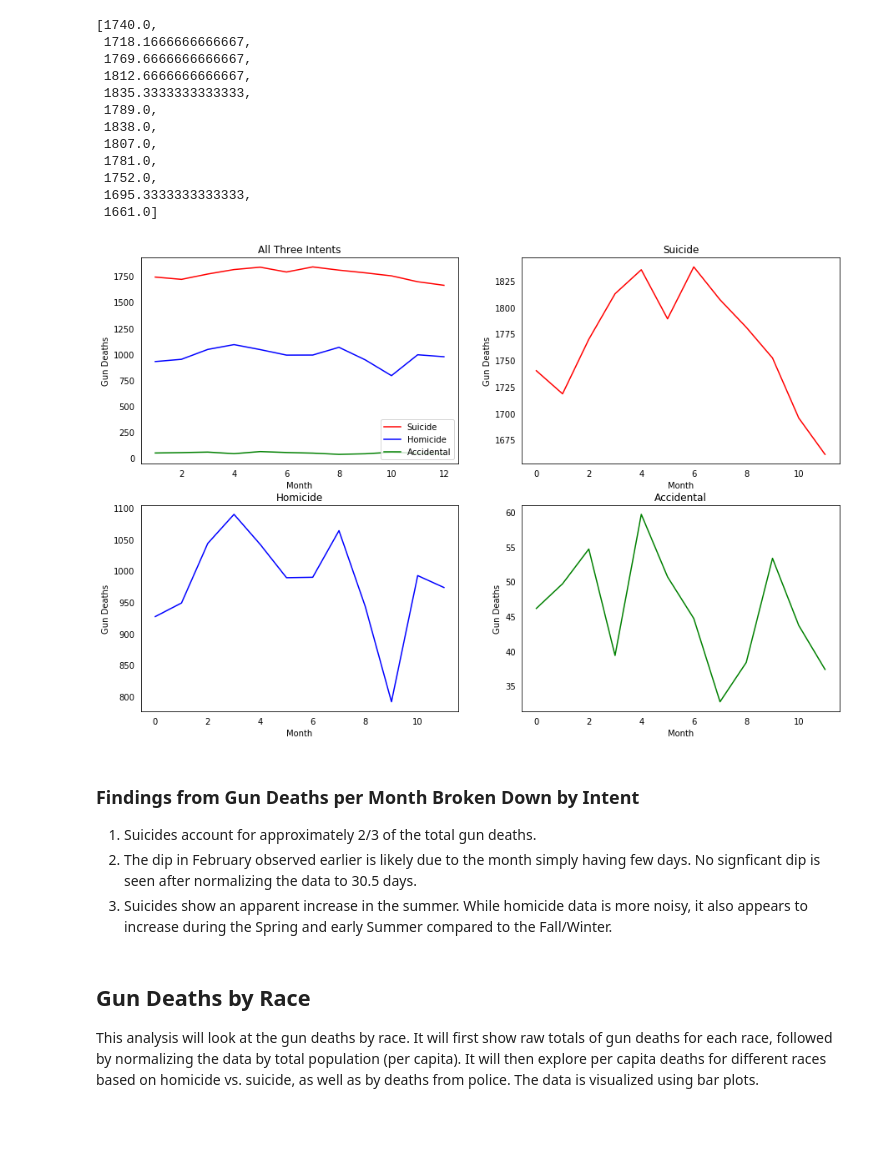
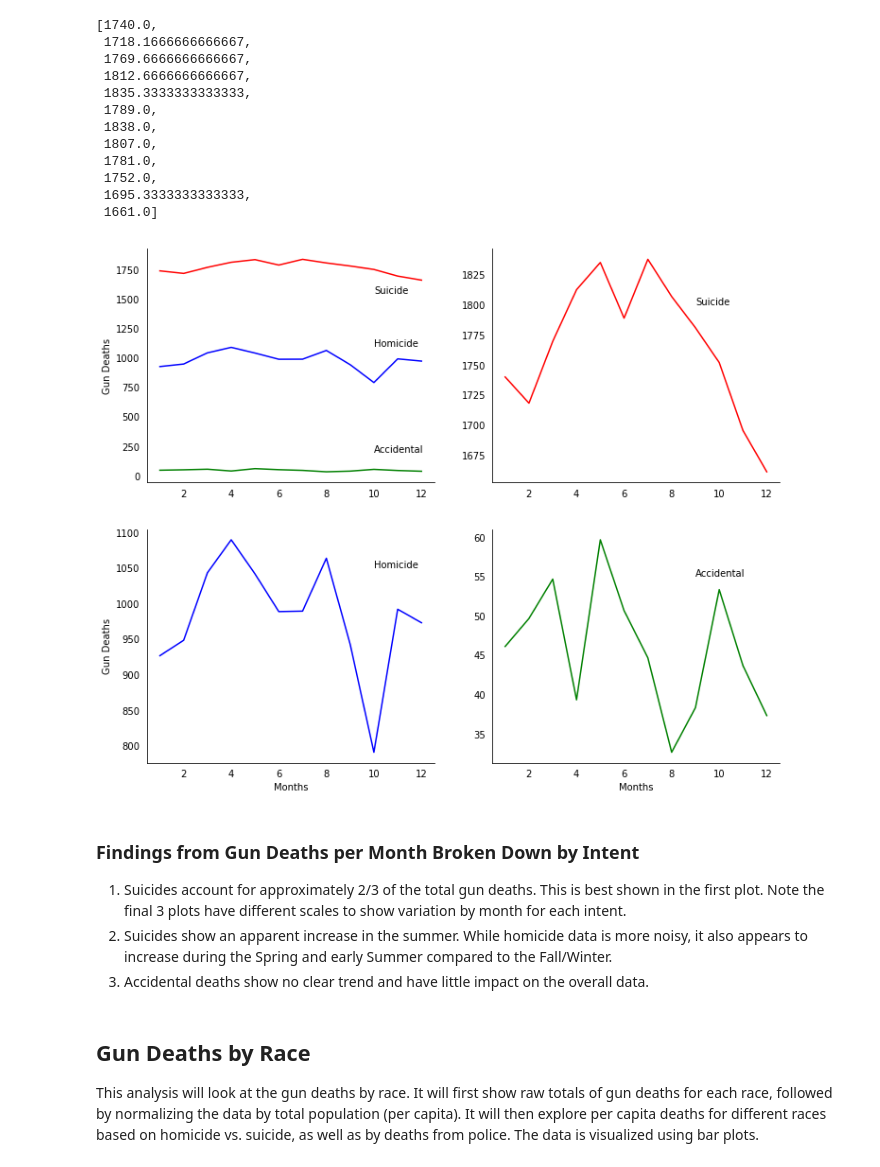
Before and after one commit to mborysiak/Analysis-of-Gun-Deaths-in-America, a Jupyter notebook: Analysis of Gun Deaths in America.ipynb, the cells around one changed output. Drawn from its saved outputs; the diff is of its cells as text; code cells hidden in the pictures; blank space fills up the shorter version.

```diff
--- a/Analysis of Gun Deaths in America.ipynb
+++ b/Analysis of Gun Deaths in America.ipynb
@@ -137,11 +138,23 @@ While the plot shows slight variation between years, some trends do emerge. The
 # %%
+y_value = list(y_value)
+for i in range(1,36,12):
+    if y_value[i] < 2400:
+        y_value[i] = y_value[i]*30.5/28
+
 year_list_list = [y_value[:12], y_value[12:24], y_value[24:36]]
-avg_month = [sum(col)/len(col) for col in zip(*a)]
+avg_month = [sum(col)/len(col) for col in zip(*year_list_list)]
 
-plt.plot(x, avg_month)
+fig, ax = plt.subplots()
+
+plt.plot(x_month_integer, avg_month, c='blue', linewidth=3)
 plt.title('Average Gun Deaths Per Month From 2012-2014')
 plt.xlabel('Month integer')
 plt.ylabel('Gun Deaths Per Month')
 
+ax.spines['top'].set_visible(False)
+ax.spines['right'].set_visible(False)
+
+ax.set_yticks([2500, 2750, 3000])
+
 plt.show()
 # %% [output]
@@ -216,39 +230,53 @@ avg_intents(suicide_month)
 # %%
 a = avg_intents(suicide_month)
 b = avg_intents(homicide_month)
 c = avg_intents(accidental_month)
 
 intent_plot = [a, b, c]
 intent_titles = ['All Three Intents', 'Suicide', 'Homicide', 'Accidental']
 color_list = ['red', 'blue', 'green']
 
-fig = plt.figure(figsize = (15,10))
+fig = plt.figure(figsize = (12,10))
 
 for i in range(0,4):
     ax = fig.add_subplot(2,2,i+1)
 
     if i == 0:
-        ax.plot(x, a, color='red', label='Suicide')
-        ax.plot(x, b, color='blue', label='Homicide')
-        ax.plot(x, c, color='green', label='Accidental')
-        ax.legend(loc='lower right')
+        ax.plot(x_month_integer, a, color='red', label='Suicide')
+        ax.plot(x_month_integer, b, color='blue', label='Homicide')
+        ax.plot(x_month_integer, c, color='green', label='Accidental')
+        ax.text(10,1550,'Suicide')
+        ax.text(10,1100, 'Homicide')
+        ax.text(10,200, 'Accidental')
+        ax.set_ylabel('Gun Deaths')
+
     else:
-        ax.plot(intent_plot[i-1], color=color_list[i-1])
+        ax.plot(x_month_integer, intent_plot[i-1], color=color_list[i-1])
 
-    ax.set_xlabel('Month')
-    ax.set_ylabel('Gun Deaths')
+    if i == 1:
+        ax.text(9,1800, 'Suicide')
+    if i == 2:
+        ax.text(10, 1050, 'Homicide')
+        ax.set_ylabel('Gun Deaths')
+        ax.set_xlabel('Months')
+    if i == 3:
+        ax.text(9, 55, 'Accidental')
+        ax.set_xlabel('Months')
 
-    ax.set_title(intent_titles[i])
+    ax.spines['top'].set_visible(False)
+    ax.spines['right'].set_visible(False)
+
+    #ax.set_title(intent_titles[i])
     ax.tick_params(bottom='off', top='off', left='off', right='off')
 
 plt.show()
 # %% [output]
-[figure, old version]
+[figure, new version]
 # %% [markdown]
 ### Findings from Gun Deaths per Month Broken Down by Intent
-1. Suicides account for approximately 2/3 of the total gun deaths.
-2. The dip in February observed earlier is likely due to the month simply having few days. No signficant dip is seen after normalizing the data to 30.5 days.
-3. Suicides show an apparent increase in the summer. While homicide data is more noisy, it also appears to increase during the Spring and early Summer compared to the Fall/Winter.
+1. Suicides account for approximately 2/3 of the total gun deaths. This is best shown in the first plot. Note the final 3 plots have different scales to show variation by month for each intent.
+2. Suicides show an apparent increase in the summer. While homicide data is more noisy, it also appears to increase during the Spring and early Summer compared to the Fall/Winter.
+3. Accidental deaths show no clear trend and have little impact on the overall data.
 # %% [markdown]
 ## Gun Deaths by Race
 This analysis will look at the gun deaths by race. It will first show raw totals of gun deaths for each race, followed by normalizing the data by total population (per capita). It will then explore per capita deaths for different races based on homicide vs. suicide, as well as by deaths from police. The data is visualized using bar plots.
```
Also changed, not shown: parts of 11 cells of this notebook.
